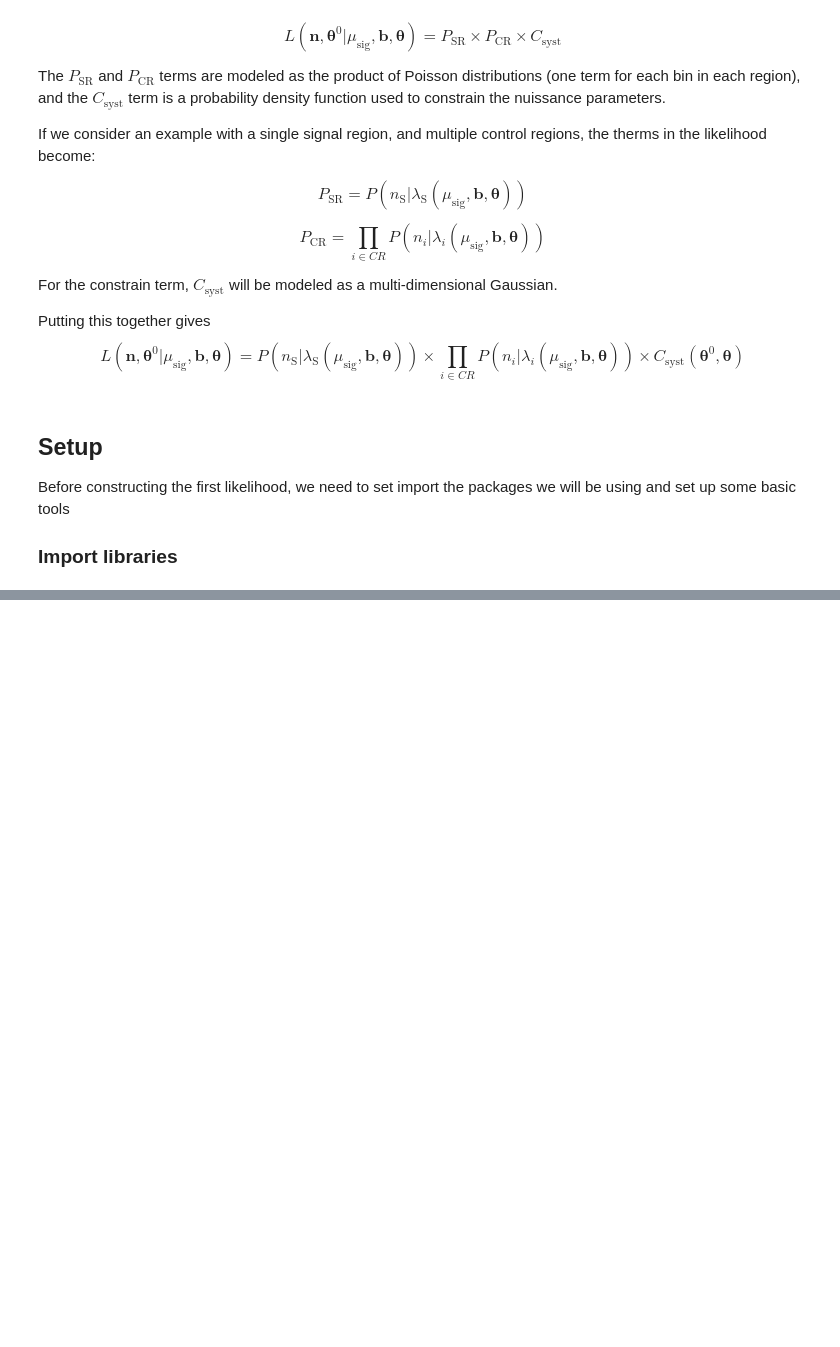
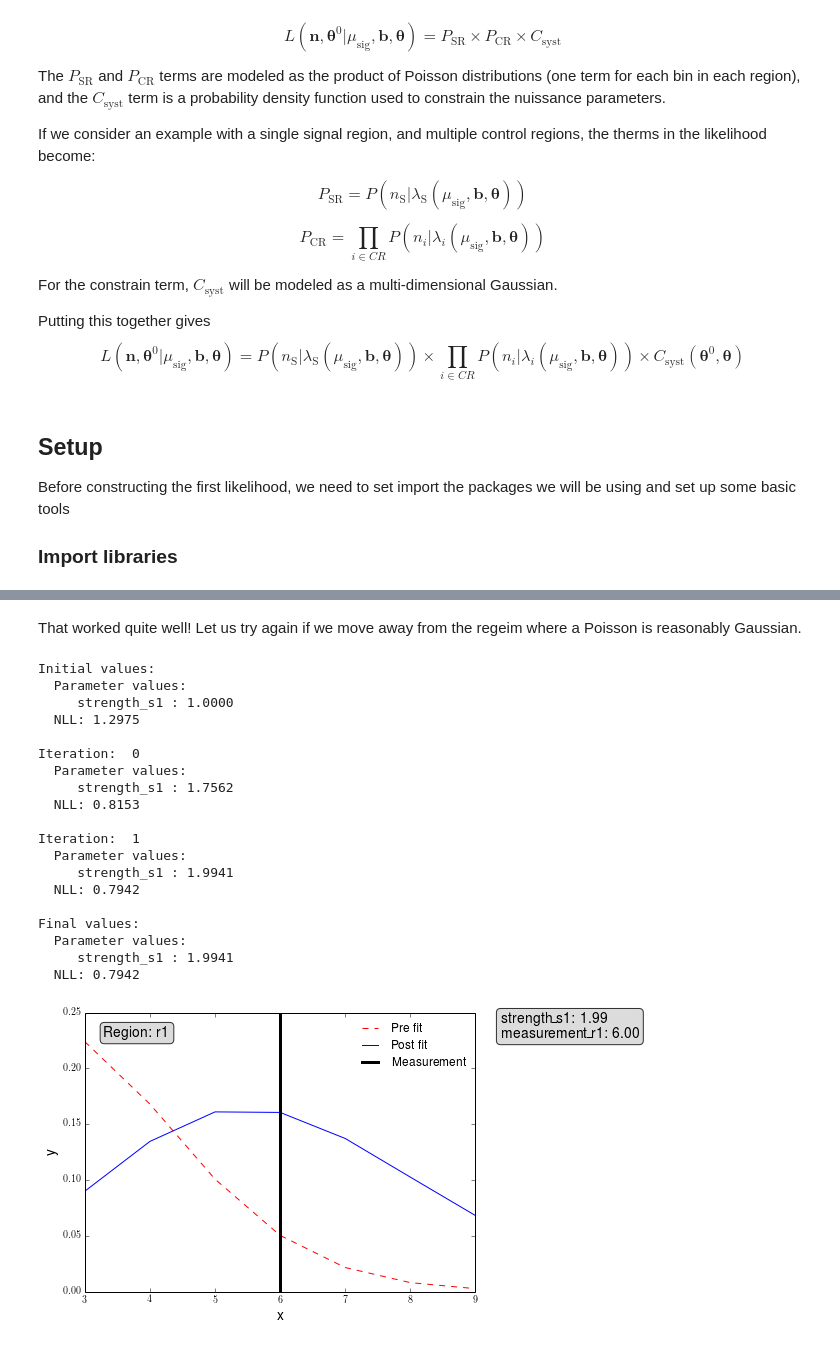
Before and after one commit to bdjackson/MyNotebook, a Jupyter notebook: CLsLikelihood/LearningCLsLikelihood.ipynb, the cells around one changed output, grey strips where cells are left out. Saved outputs shown, nothing was run; the diff lists cells and outputs as text; code cells hidden in the pictures; blank space fills up the shorter version.

```diff
--- a/CLsLikelihood/LearningCLsLikelihood.ipynb
+++ b/CLsLikelihood/LearningCLsLikelihood.ipynb
@@ -363,0 +166,30 @@ This also worked well! Now we can move on to a slightly more complicated Likelih
+# %%
+def test_values(parameter,
+                test_values,
+                test_function,
+                **kw):
+    if (not isinstance(test_values, list) and
+        not isinstance(test_values, np.ndarray)):
+        test_values = [test_values]
+
+    # getting current status of the parameter to test
+    current_value = parameter.get_value()
+    is_fixed = parameter.fixed
+
+    # If this parameter is fixed, un-fix it, so we can vary it
+    if is_fixed:
+        parameter.fixed = False
+
+    # update value with test value and extract the result
+    test_results = []
+    for tv in test_values:
+        parameter.update_value(tv)
+        test_results.append(test_function(**kw))
+
+    # reset the initial state of the parameter
+    parameter.update_value(current_value)
+    if is_fixed:
+        parameter.fixed = True
+
+    # return the result
+    return test_results
@@ -363,0 +480,36 @@ This also worked well! Now we can move on to a slightly more complicated Likelih
+# %% [markdown]
+That worked quite well! Let us try again if we move away from the regeim where a Poisson is reasonably Gaussian.
+# %%
+r1 = region('r1', 6)
+
+s1 = sample('s1')
+s1.set_contribution(r1, 3)
+
+test_likelihood = master_likelihood()
+test_likelihood.add_sample(s1)
+test_likelihood.add_region(r1)
+
+test_likelihood.fit_likelihood()
+
+test_likelihood.draw_prediction(xlabel='x', ylabel='y')
+# %% [output]
+Initial values:
+  Parameter values:
+     strength_s1 : 1.0000
+  NLL: 1.2975
+
+Iteration:  0
+  Parameter values:
+     strength_s1 : 1.7562
+  NLL: 0.8153
+
+Iteration:  1
+  Parameter values:
+     strength_s1 : 1.9941
+  NLL: 0.7942
+
+Final values:
+  Parameter values:
+     strength_s1 : 1.9941
+  NLL: 0.7942
+[figure, added]
```
Also changed, not shown: parts of 40 cells of this notebook.
